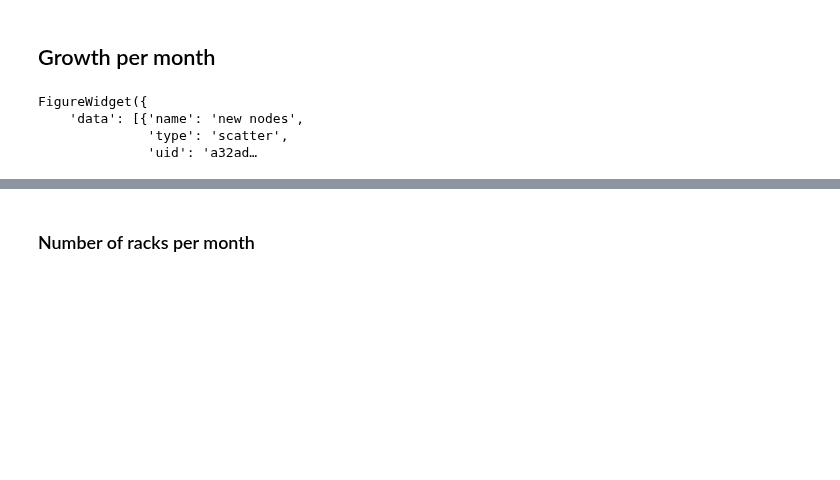
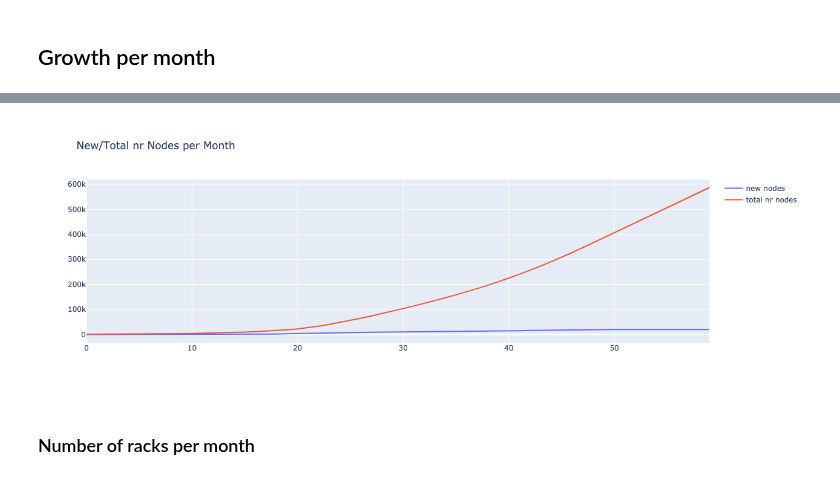
Before and after one commit to threefoldtecharchive/jumpscaleX_libs_extra, a Jupyter notebook: JumpscaleLibsExtra/tools/threefold_simulation/notebooks/threefold_simulator.ipynb, the cells around one changed output, grey strips where cells are left out. Saved outputs shown, nothing was run; the diff lists cells and outputs as text; code cells hidden in the pictures; blank space fills up the shorter version.

```diff
--- a/JumpscaleLibsExtra/tools/threefold_simulation/notebooks/threefold_simulator.ipynb
+++ b/JumpscaleLibsExtra/tools/threefold_simulation/notebooks/threefold_simulator.ipynb
@@ -62,9 +62,5 @@ fig.add_trace(go.Scatter(x=x, y=simulation.sheet.rows.nrnodes_new.cells[0:60],na
 fig.add_trace(go.Scatter(x=x, y=simulation.rows.nrnodes_total.cells[0:60],name="total nr nodes"))
 fig.update_layout(title = 'New/Total nr Nodes per Month',showlegend=True);
 # %%
-fig
+fig.show()
 # %% [output]
-FigureWidget({
-    'data': [{'name': 'new nodes',
-              'type': 'scatter',
-              'uid': 'a32ad…
@@ -71,3 +68,4 @@ FigureWidget({
+[figure, added]
 # %% [markdown]
 ### Number of racks per month
 # %%
```
Also changed, not shown: parts of 10 cells of this notebook, 6 other files.
